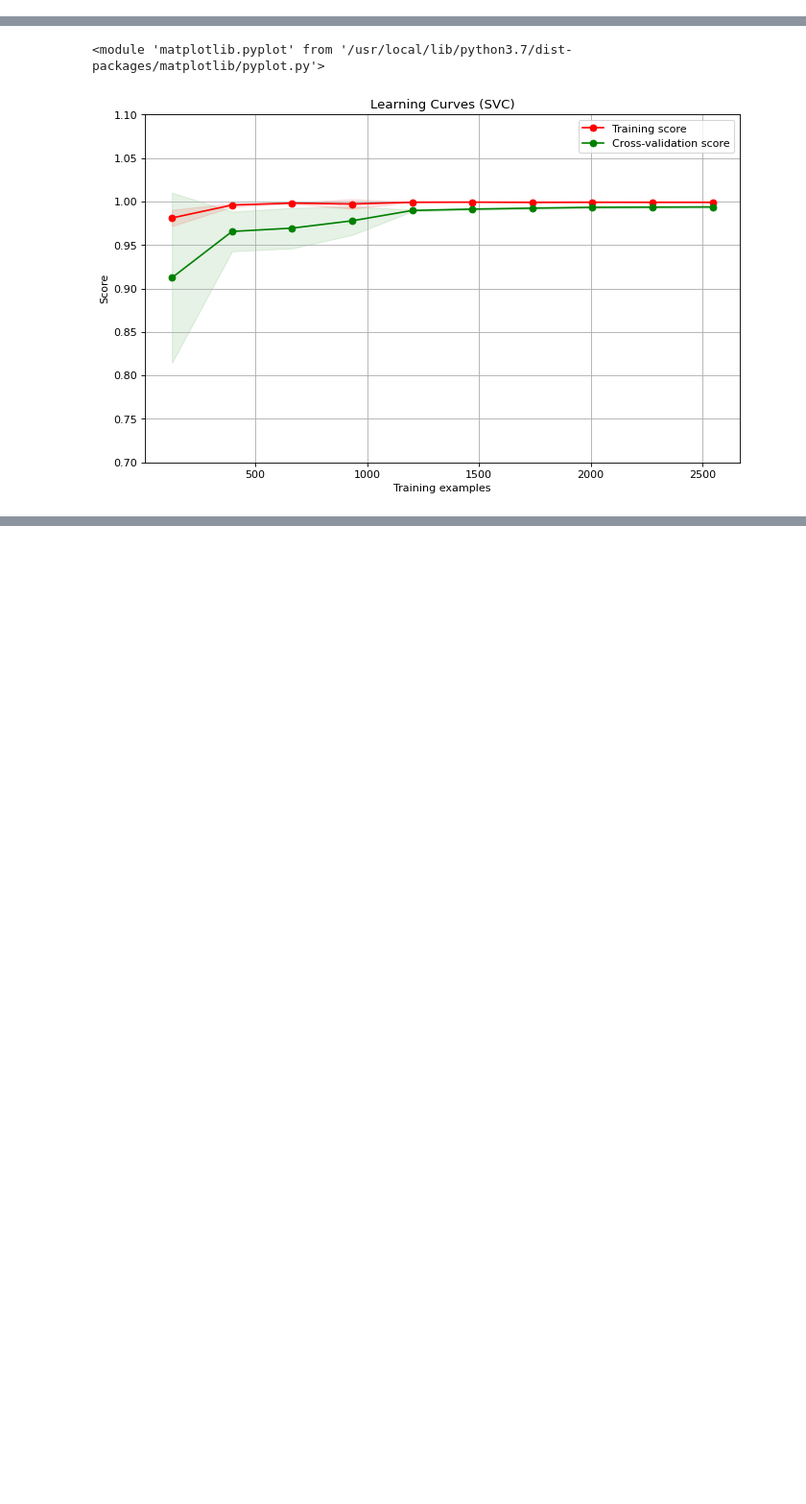
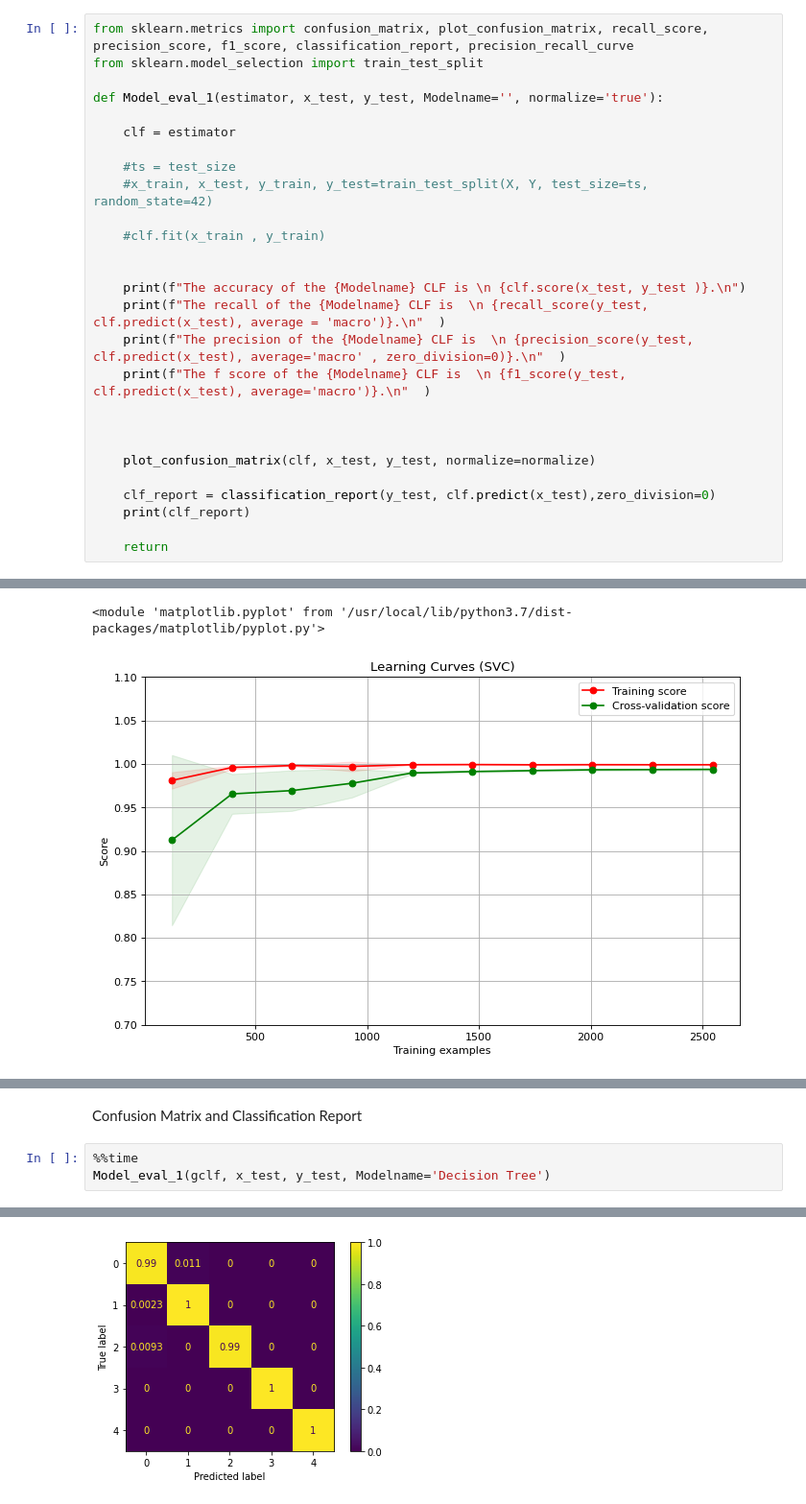
Before and after one commit to Amirosein/AGB-stars-ML-project, a Jupyter notebook: Milestone2/AGB_Project_2.ipynb, the cells around one changed output, grey strips where cells are left out. Shown at 96% size. Cells and saved outputs as stored; diff of their text form; blank space fills up the shorter version.

```diff
--- a/Milestone2/AGB_Project_2.ipynb
+++ b/Milestone2/AGB_Project_2.ipynb
@@ -244,3 +303,30 @@ def Model_eval(estimator, x_test, y_test, Modelname='', normalize='true'):
 '''
 # %% [output]
 "\n    y_predicted = clf.decision_function(x_test).T\n    plt_title = f'Precision-Recall Curve \n {Modelname} with a rbf kernel\n'\n    x_label = 'Recall'\n    y_label = 'Precision'\n\n    fig = plt.f ...
+# %%
+from sklearn.metrics import confusion_matrix, plot_confusion_matrix, recall_score, precision_score, f1_score, classification_report, precision_recall_curve
+from sklearn.model_selection import train_test_split
+
+def Model_eval_1(estimator, x_test, y_test, Modelname='', normalize='true'):
+
+    clf = estimator
+
+    #ts = test_size
+    #x_train, x_test, y_train, y_test=train_test_split(X, Y, test_size=ts, random_state=42)
+
+    #clf.fit(x_train , y_train)
+
+
+    print(f"The accuracy of the {Modelname} CLF is \n {clf.score(x_test, y_test )}.\n")
+    print(f"The recall of the {Modelname} CLF is  \n {recall_score(y_test, clf.predict(x_test), average = 'macro')}.\n"  )
+    print(f"The precision of the {Modelname} CLF is  \n {precision_score(y_test, clf.predict(x_test), average='macro' , zero_division=0)}.\n"  )
+    print(f"The f score of the {Modelname} CLF is  \n {f1_score(y_test, clf.predict(x_test), average='macro')}.\n"  )
+
+
+
+    plot_confusion_matrix(clf, x_test, y_test, normalize=normalize)
+
+    clf_report = classification_report(y_test, clf.predict(x_test),zero_division=0)
+    print(clf_report)
+
+    return
@@ -407,0 +536,6 @@ plot_learning_curve(estimator, title, X_ps, Y_O.values.ravel(), ylim=(0.7, 1.1),
+# %% [markdown]
+Confusion Matrix and Classification Report
+# %%
+%%time
+Model_eval_1(gclf, x_test, y_test, Modelname='Decision Tree')
+# %% [output]
@@ -407,0 +559 @@ plot_learning_curve(estimator, title, X_ps, Y_O.values.ravel(), ylim=(0.7, 1.1),
+[figure, added]
```
Also changed, not shown: parts of 31 cells of this notebook.
